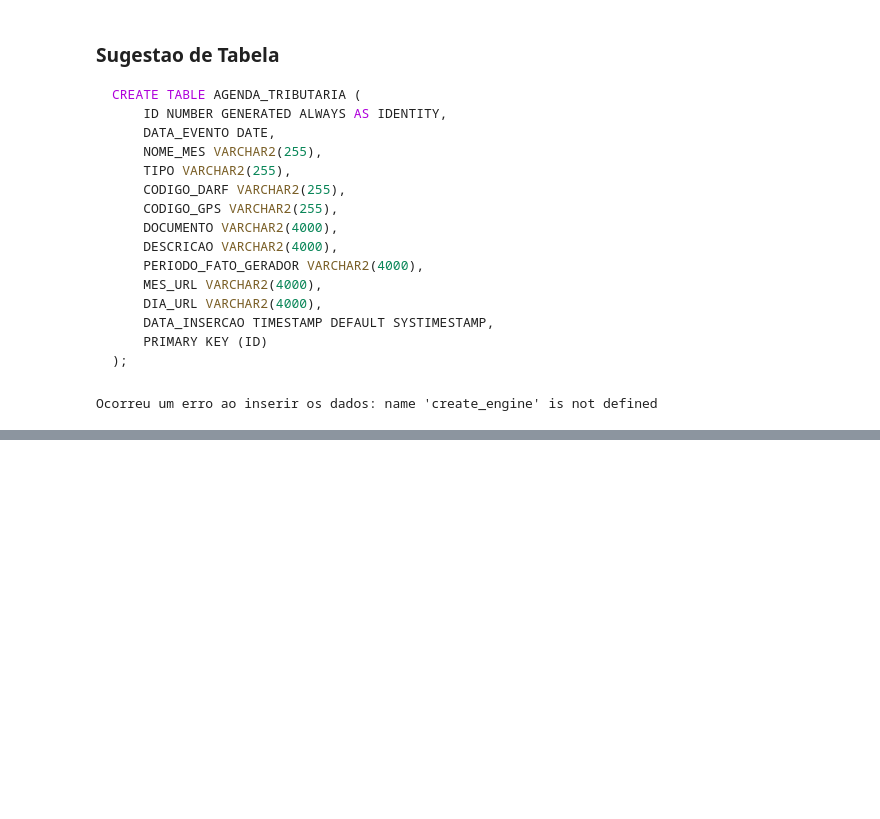
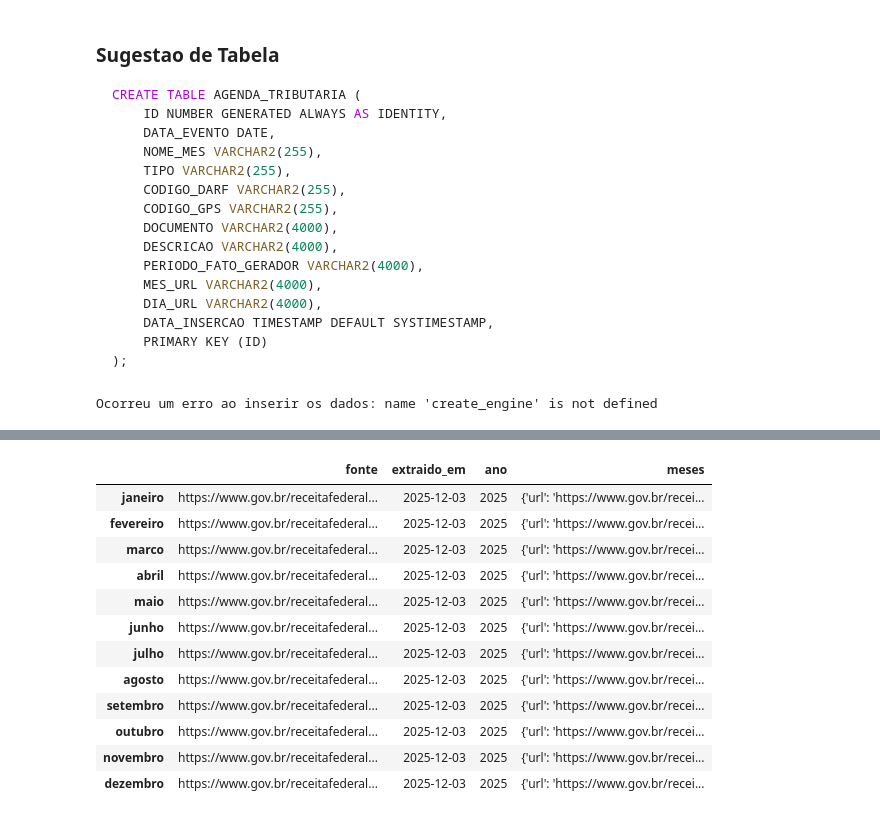
Before and after one commit to silvaBreno/alura-engenharia-dados, a Jupyter notebook: pipeline-agenda-tributaria/notebooks/exploracao_dados.ipynb, the cells around one changed output, grey strips where cells are left out. Cells and saved outputs as stored; diff of their text form; code cells hidden in the pictures; blank space fills up the shorter version.

```diff
--- a/pipeline-agenda-tributaria/notebooks/exploracao_dados.ipynb
+++ b/pipeline-agenda-tributaria/notebooks/exploracao_dados.ipynb
@@ -1288,0 +1323,24 @@ Ocorreu um erro ao inserir os dados: name 'create_engine' is not defined
+# %%
+import json
+import pandas as pd
+from datetime import datetime
+
+# Passo 1: Carregar o JSON do seu arquivo
+with open(f'../data/transformed/agenda_tributaria_2025_teste_novembro_dois_layouts_3.json', 'r', encoding='utf-8') as f:
+    agenda = json.load(f)
+
+df = pd.DataFrame(agenda)
+# %% [output]
+|  | fonte | extraido_em | ano | meses |
+| janeiro | https://www.gov.br/receitafederal... | 2025-12-03 | 2025 | {'url': 'https://www.gov.br/recei... |
+| fevereiro | https://www.gov.br/receitafederal... | 2025-12-03 | 2025 | {'url': 'https://www.gov.br/recei... |
+| marco | https://www.gov.br/receitafederal... | 2025-12-03 | 2025 | {'url': 'https://www.gov.br/recei... |
+| abril | https://www.gov.br/receitafederal... | 2025-12-03 | 2025 | {'url': 'https://www.gov.br/recei... |
+| maio | https://www.gov.br/receitafederal... | 2025-12-03 | 2025 | {'url': 'https://www.gov.br/recei... |
+| junho | https://www.gov.br/receitafederal... | 2025-12-03 | 2025 | {'url': 'https://www.gov.br/recei... |
+| julho | https://www.gov.br/receitafederal... | 2025-12-03 | 2025 | {'url': 'https://www.gov.br/recei... |
+| agosto | https://www.gov.br/receitafederal... | 2025-12-03 | 2025 | {'url': 'https://www.gov.br/recei... |
+| setembro | https://www.gov.br/receitafederal... | 2025-12-03 | 2025 | {'url': 'https://www.gov.br/recei... |
+| outubro | https://www.gov.br/receitafederal... | 2025-12-03 | 2025 | {'url': 'https://www.gov.br/recei... |
+| novembro | https://www.gov.br/receitafederal... | 2025-12-03 | 2025 | {'url': 'https://www.gov.br/recei... |
+| dezembro | https://www.gov.br/receitafederal... | 2025-12-03 | 2025 | {'url': 'https://www.gov.br/recei... |
```
Also changed, not shown: parts of 3 cells of this notebook, 10 other files.
